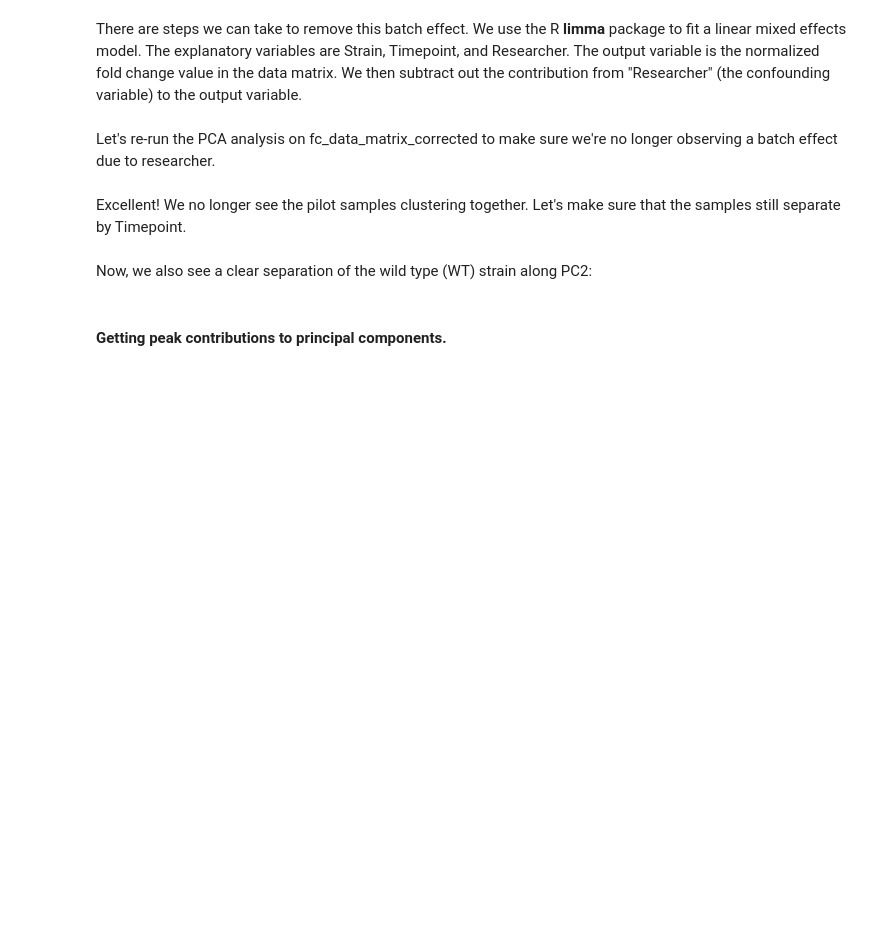
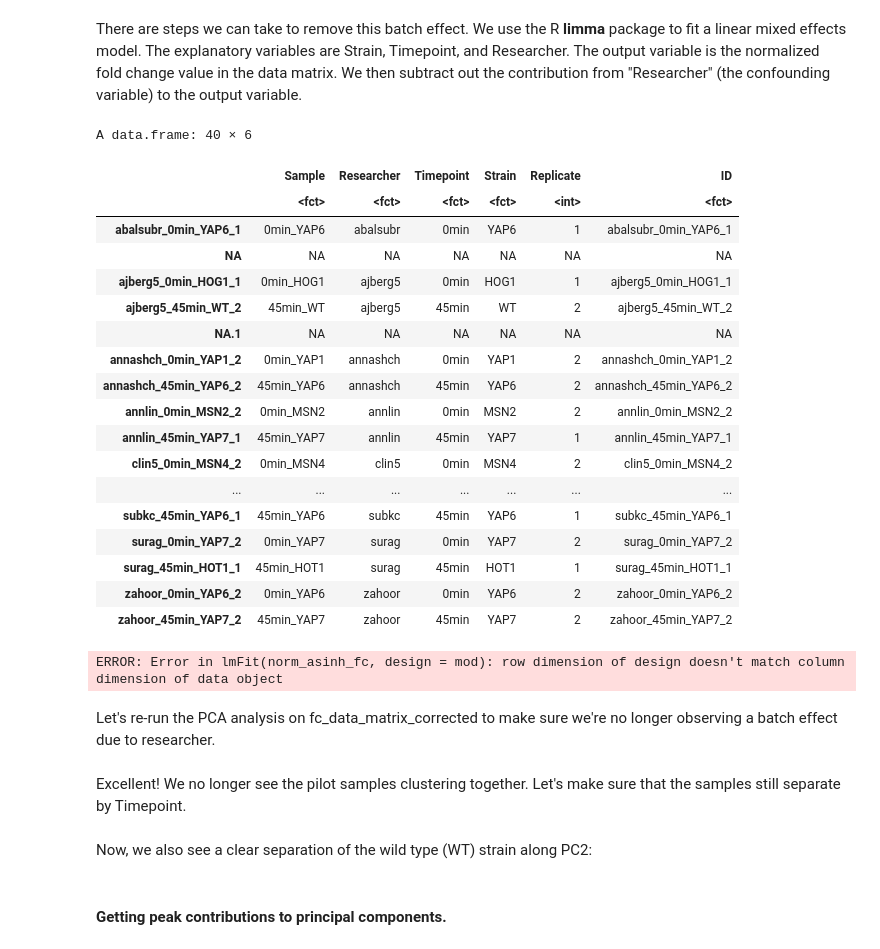
Before and after one commit to kundajelab/training_camp, a Jupyter notebook: workflow_notebooks/3.1 Clustering analysis and PCA on fold change data .ipynb, the cells around one changed output. Drawn from its saved outputs; the diff is of its cells as text; code cells hidden in the pictures; blank space fills up the shorter version.

```diff
--- a/workflow_notebooks/3.1 Clustering analysis and PCA on fold change data .ipynb
+++ b/workflow_notebooks/3.1 Clustering analysis and PCA on fold change data .ipynb
@@ -129,4 +199,36 @@ library(limma)
 #make sure the row order of the metadata file matches the column order of the fc_data_matrix file.
 rownames(metadata)=metadata$ID
 metadata=metadata[colnames(norm_asinh_fc),]
+# %%
+metadata
+# %% [output]
+A data.frame: 40 × 6
+|  | Sample | Researcher | Timepoint | Strain | Replicate | ID |
+|  | <fct> | <fct> | <fct> | <fct> | <int> | <fct> |
+| abalsubr_0min_YAP6_1 | 0min_YAP6 | abalsubr | 0min | YAP6 | 1 | abalsubr_0min_YAP6_1 |
+| NA | NA | NA | NA | NA | NA | NA |
+| ajberg5_0min_HOG1_1 | 0min_HOG1 | ajberg5 | 0min | HOG1 | 1 | ajberg5_0min_HOG1_1 |
+| ajberg5_45min_WT_2 | 45min_WT | ajberg5 | 45min | WT | 2 | ajberg5_45min_WT_2 |
+| NA.1 | NA | NA | NA | NA | NA | NA |
+| annashch_0min_YAP1_2 | 0min_YAP1 | annashch | 0min | YAP1 | 2 | annashch_0min_YAP1_2 |
+| annashch_45min_YAP6_2 | 45min_YAP6 | annashch | 45min | YAP6 | 2 | annashch_45min_YAP6_2 |
+| annlin_0min_MSN2_2 | 0min_MSN2 | annlin | 0min | MSN2 | 2 | annlin_0min_MSN2_2 |
+| annlin_45min_YAP7_1 | 45min_YAP7 | annlin | 45min | YAP7 | 1 | annlin_45min_YAP7_1 |
+| clin5_0min_MSN4_2 | 0min_MSN4 | clin5 | 0min | MSN4 | 2 | clin5_0min_MSN4_2 |
+| ... | ... | ... | ... | ... | ... | ... |
+| subkc_45min_YAP6_1 | 45min_YAP6 | subkc | 45min | YAP6 | 1 | subkc_45min_YAP6_1 |
+| surag_0min_YAP7_2 | 0min_YAP7 | surag | 0min | YAP7 | 2 | surag_0min_YAP7_2 |
+| surag_45min_HOT1_1 | 45min_HOT1 | surag | 45min | HOT1 | 1 | surag_45min_HOT1_1 |
+| zahoor_0min_YAP6_2 | 0min_YAP6 | zahoor | 0min | YAP6 | 2 | zahoor_0min_YAP6_2 |
+| zahoor_45min_YAP7_2 | 45min_YAP7 | zahoor | 45min | YAP7 | 2 | zahoor_45min_YAP7_2 |
+# %%
+#design the model using entries from our metadata file
+mod=model.matrix(~0+Strain +Timepoint+Researcher,data=metadata)
+
+#fit the model to the data
+fit=lmFit(norm_asinh_fc,design=mod)
+
+head(coefficients(fit))
+# %% [output]
+ERROR: Error in lmFit(norm_asinh_fc, design = mod): row dimension of design doesn't match column dimension of data object
 # %%
```
Also changed, not shown: parts of 13 cells of this notebook, 3 other files.
